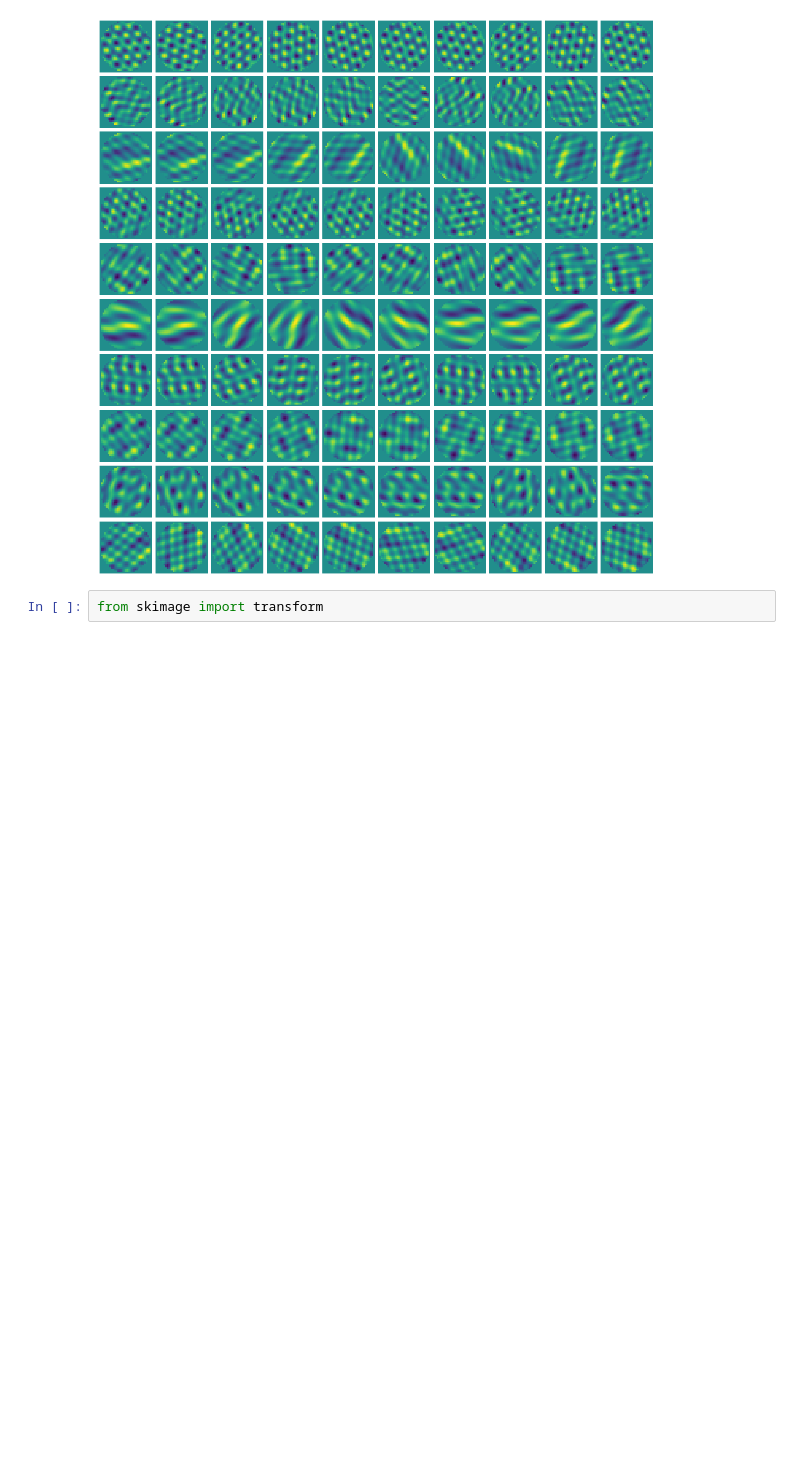
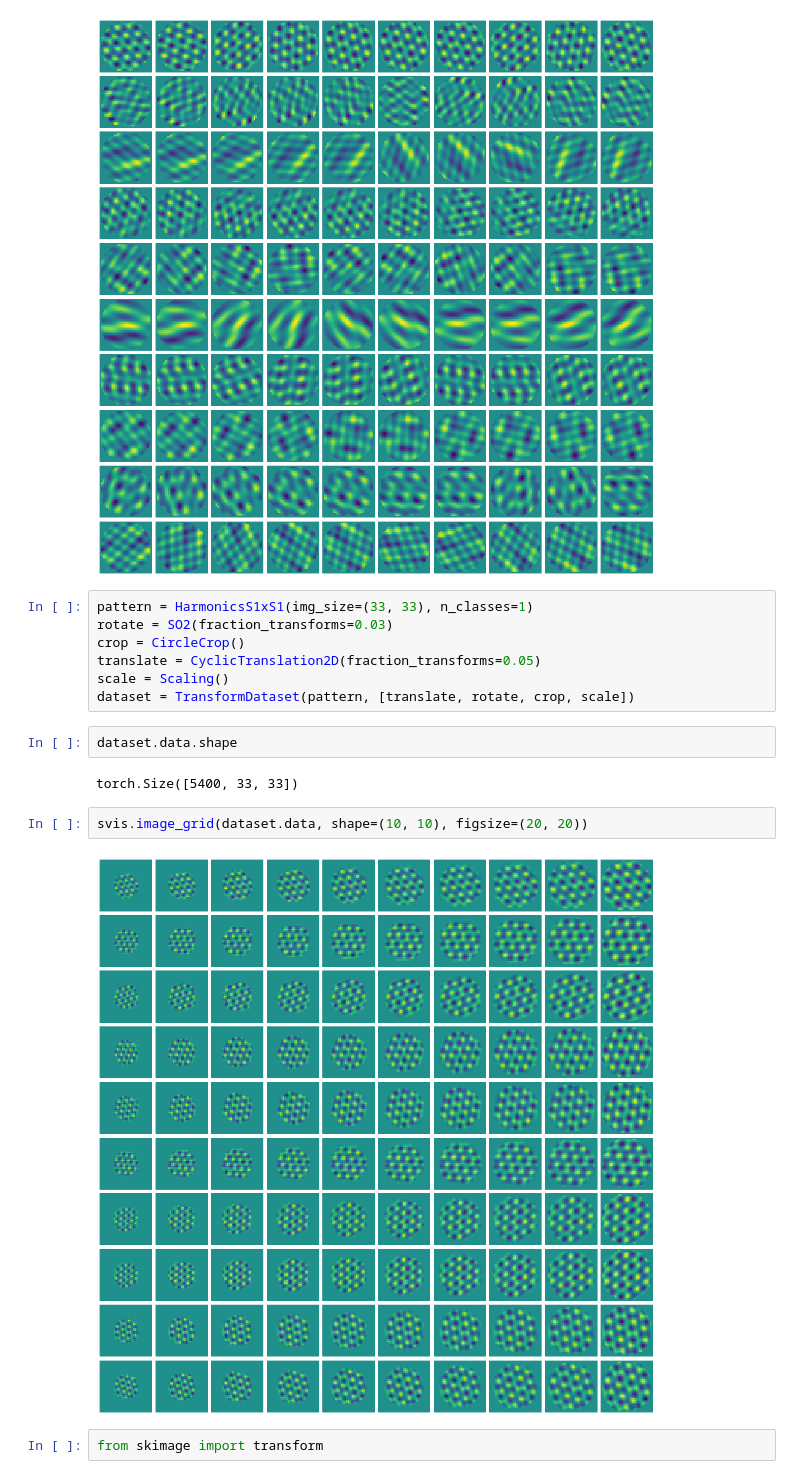
Before and after one commit to sophiaas/transform-datasets, a Jupyter notebook: transform_datasets/notebooks/testing.ipynb, the cells around one changed output. Saved outputs shown, nothing was run; the diff lists cells and outputs as text; blank space fills up the shorter version.

Commit message:
all transforms tested and verified

```diff
--- a/transform_datasets/notebooks/testing.ipynb
+++ b/transform_datasets/notebooks/testing.ipynb
@@ -85,6 +85,21 @@ torch.Size([100, 33, 33])
 svis.image_grid(dataset.data, shape=(10, 10), figsize=(20, 20))
 # %% [output]
 [figure]
+# %%
+pattern = HarmonicsS1xS1(img_size=(33, 33), n_classes=1)
+rotate = SO2(fraction_transforms=0.03)
+crop = CircleCrop()
+translate = CyclicTranslation2D(fraction_transforms=0.05)
+scale = Scaling()
+dataset = TransformDataset(pattern, [translate, rotate, crop, scale])
+# %%
+dataset.data.shape
+# %% [output]
+torch.Size([5400, 33, 33])
+# %%
+svis.image_grid(dataset.data, shape=(10, 10), figsize=(20, 20))
+# %% [output]
+[figure, added]
 # %%
 from skimage import transform
 # %%
```
Also changed, not shown: parts of 5 cells of this notebook, 1 other file.
